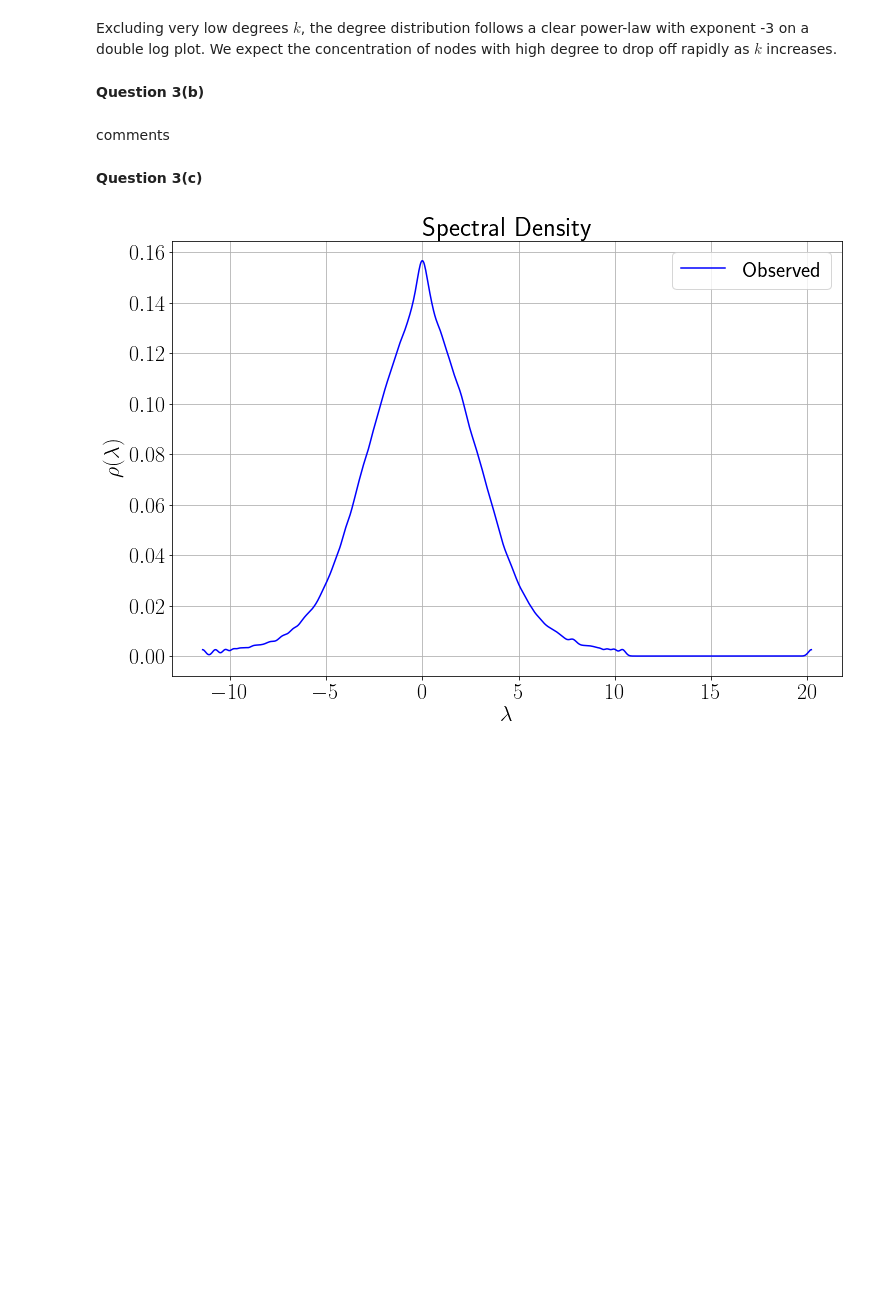
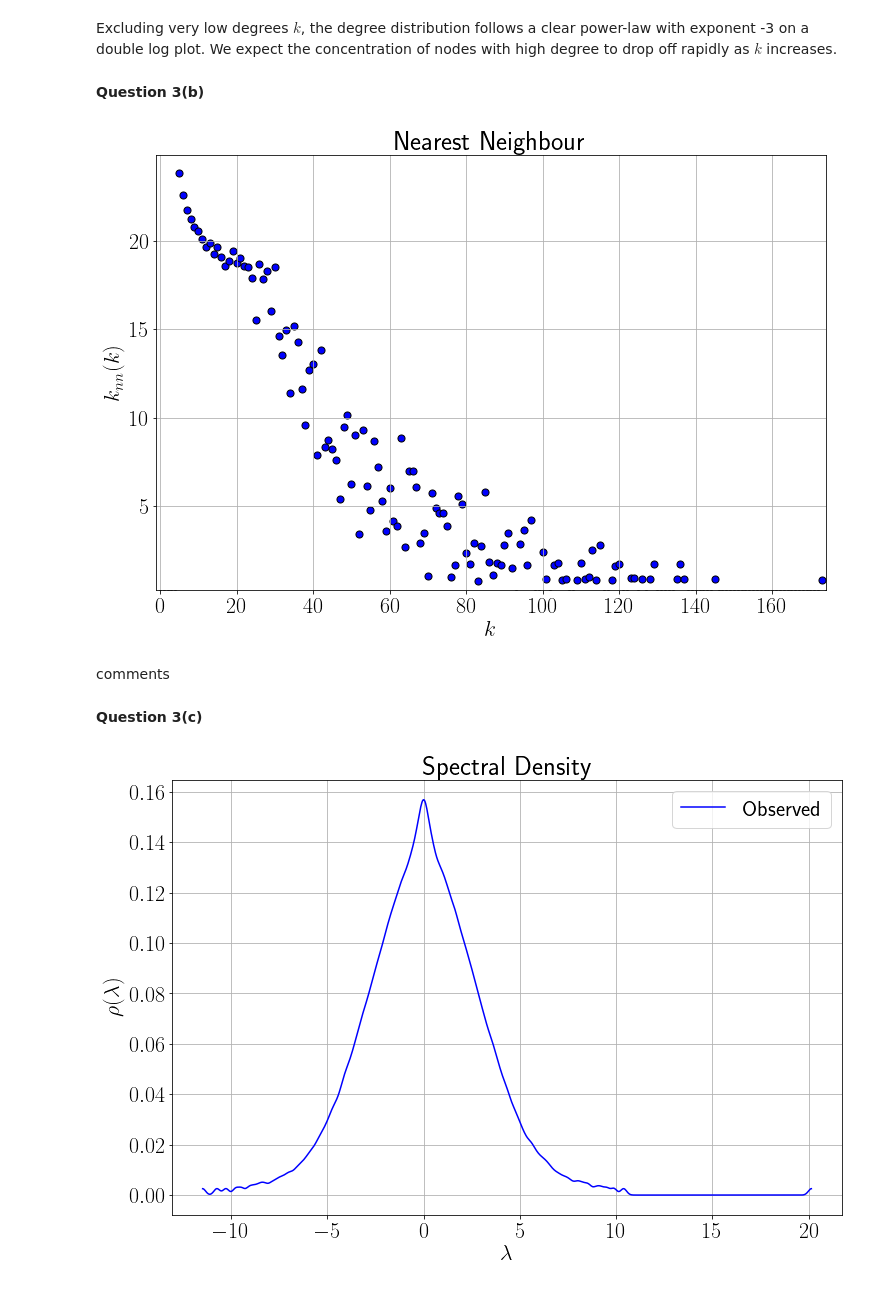
Before and after one commit to ndoyle815/MA933, a Jupyter notebook: MA933_assignment3_2260253.ipynb, the cells around one changed output. Drawn from its saved outputs; the diff is of its cells as text; code cells hidden in the pictures; blank space fills up the shorter version.

```diff
--- a/MA933_assignment3_2260253.ipynb
+++ b/MA933_assignment3_2260253.ipynb
@@ -406,6 +460,21 @@ plt.grid()
 Excluding very low degrees $k$, the degree distribution follows a clear power-law with exponent -3 on a double log plot. We expect the concentration of nodes with high degree to drop off rapidly as $k$ increases.
 # %% [markdown]
 **Question 3(b)**
+# %%
+# maximum non-zero element in knnavg for plotting limits
+knnmax = np.max(np.nonzero(knnavg))
+
+#plotting
+fig = plt.figure(figsize = (12,8))
+plt.scatter(range(N), knnavg, color='b', edgecolors='k', s=50)
+plt.xlim([-1,knnmax+1])
+plt.ylim([0.25,knnavg.max()+1])
+plt.xlabel('$k$')
+plt.ylabel('$k_{nn}(k)$')
+plt.title('Nearest Neighbour')
+plt.grid()
+# %% [output]
+[figure, added]
 # %% [markdown]
 comments
 # %% [markdown]
```
Also changed, not shown: parts of 19 cells of this notebook.
